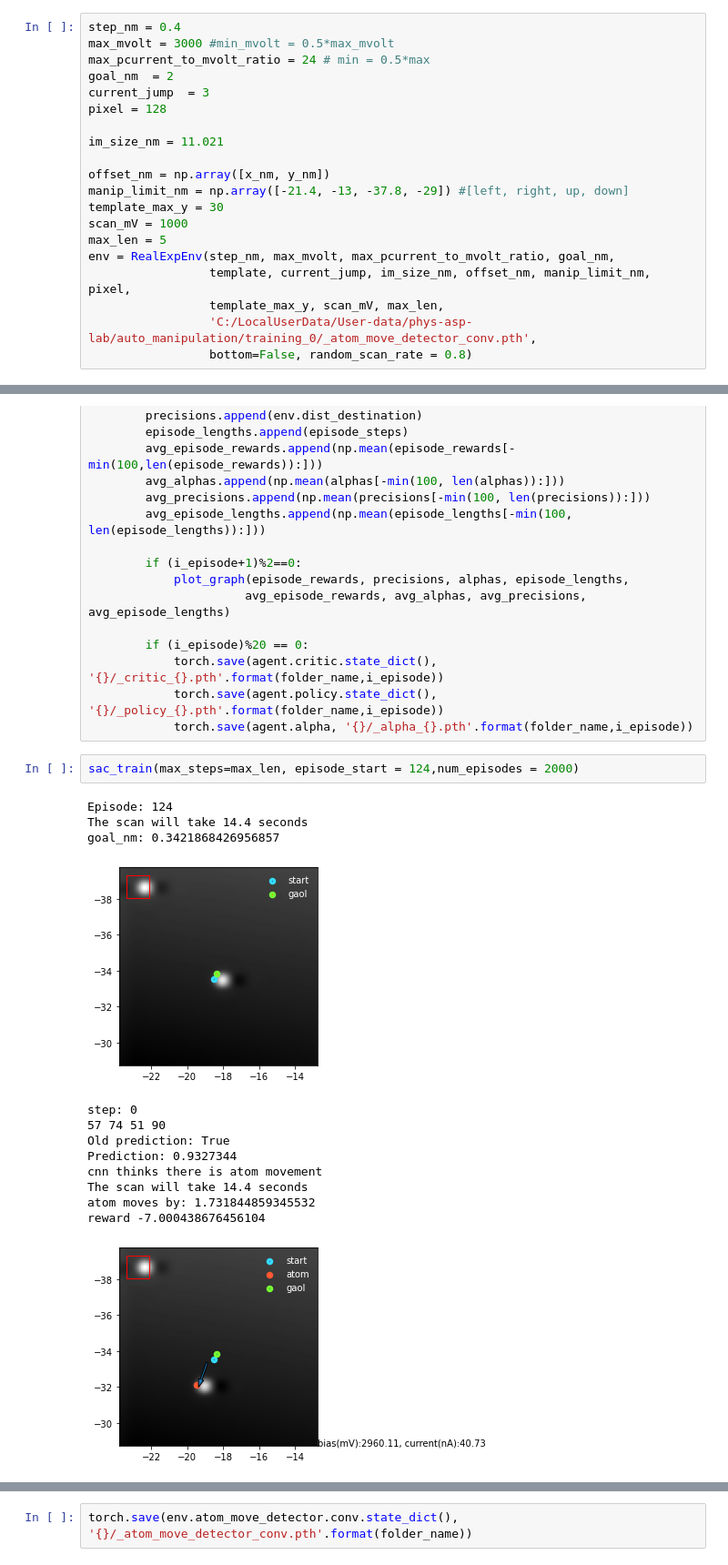
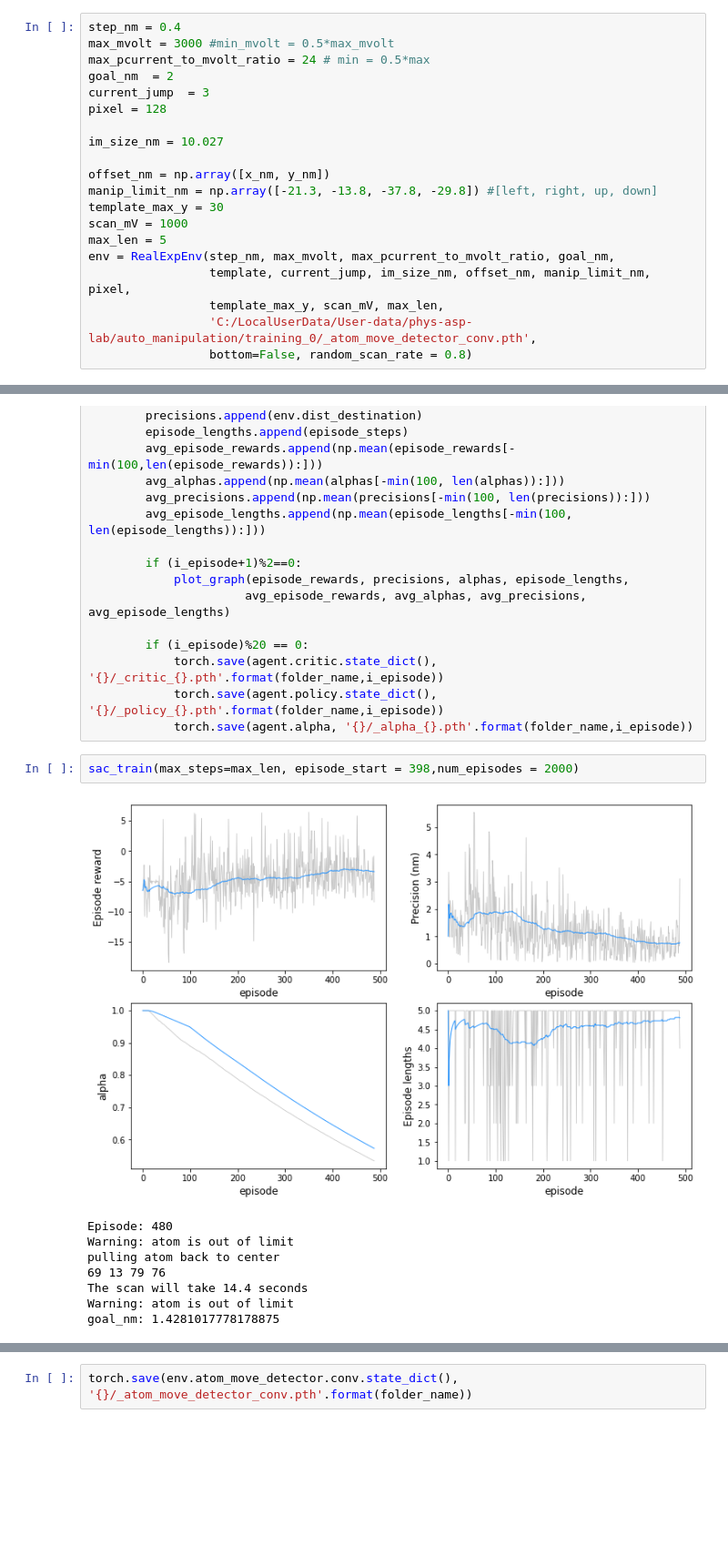
Before and after one commit to SINGROUP/Atom_manipulation_with_RL, a Jupyter notebook: single_atom_training_2nd_round_hv.ipynb, the cells around one changed output, grey strips where cells are left out. Shown at 91% size. Cells and saved outputs as stored; diff of their text form; blank space fills up the shorter version.

```diff
--- a/single_atom_training_2nd_round_hv.ipynb
+++ b/single_atom_training_2nd_round_hv.ipynb
@@ -85,10 +85,10 @@ goal_nm  = 2
 current_jump  = 3
 pixel = 128
 
-im_size_nm = 11.021
+im_size_nm = 10.027
 
 offset_nm = np.array([x_nm, y_nm])
-manip_limit_nm = np.array([-21.4, -13, -37.8, -29]) #[left, right, up, down]
+manip_limit_nm = np.array([-21.3, -13.8, -37.8, -29.8]) #[left, right, up, down]
 template_max_y = 30
 scan_mV = 1000
 max_len = 5
@@ -230,18 +230,13 @@ def sac_train(max_steps, num_episodes = 50, episode_start = 0):
             torch.save(agent.policy.state_dict(), '{}/_policy_{}.pth'.format(folder_name,i_episode))
             torch.save(agent.alpha, '{}/_alpha_{}.pth'.format(folder_name,i_episode))
 # %%
-sac_train(max_steps=max_len, episode_start = 124,num_episodes = 2000)
+sac_train(max_steps=max_len, episode_start = 398,num_episodes = 2000)
 # %% [output]
+[figure, new version]
-Episode: 124
+Episode: 480
+Warning: atom is out of limit
+pulling atom back to center
+69 13 79 76
 The scan will take 14.4 seconds
-goal_nm: 0.3421868426956857
+Warning: atom is out of limit
+goal_nm: 1.4281017778178875
-[figure, old version]
-step: 0
-57 74 51 90
-Old prediction: True
-Prediction: 0.9327344
-cnn thinks there is atom movement
-The scan will take 14.4 seconds
-atom moves by: 1.731844859345532
-reward -7.000438676456104
-[figure, removed]
```
Also changed, not shown: parts of 5 cells of this notebook.
